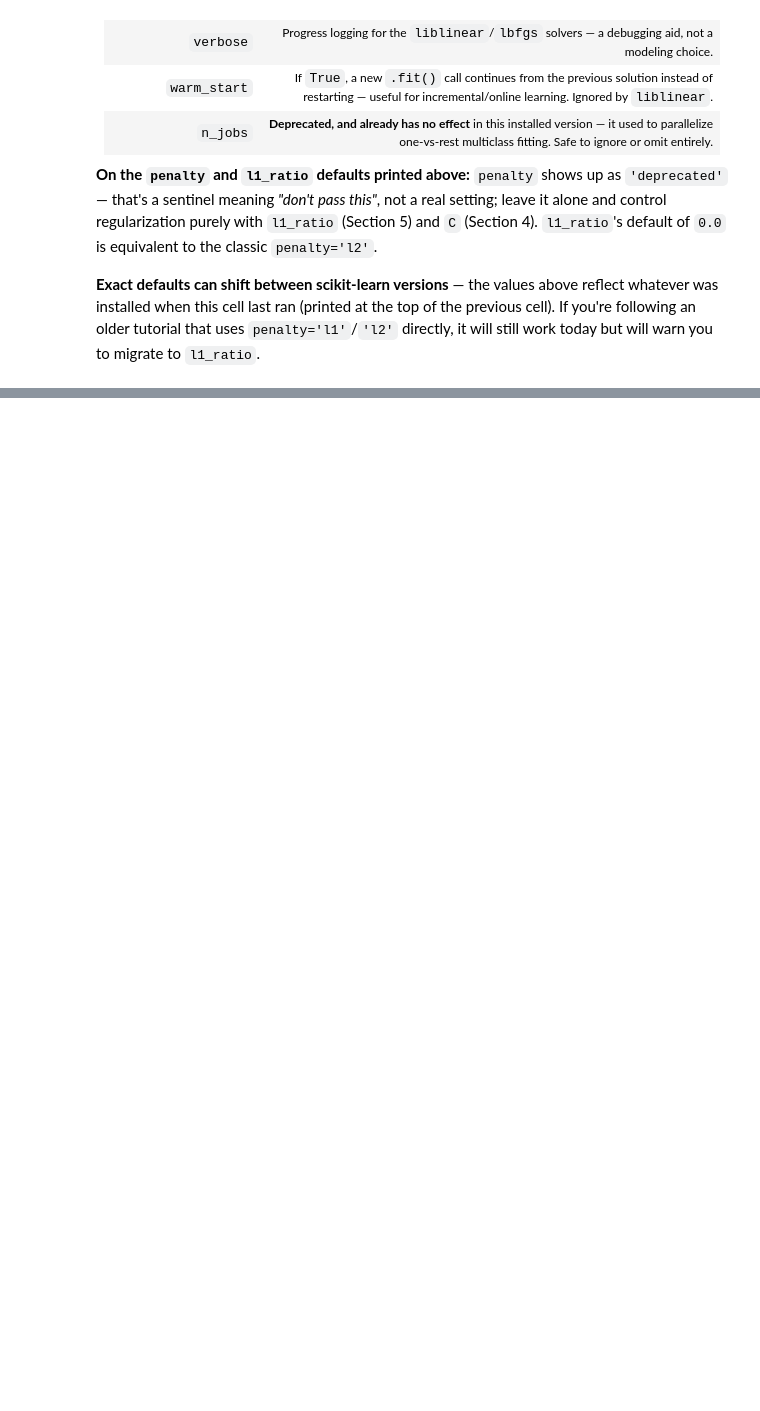
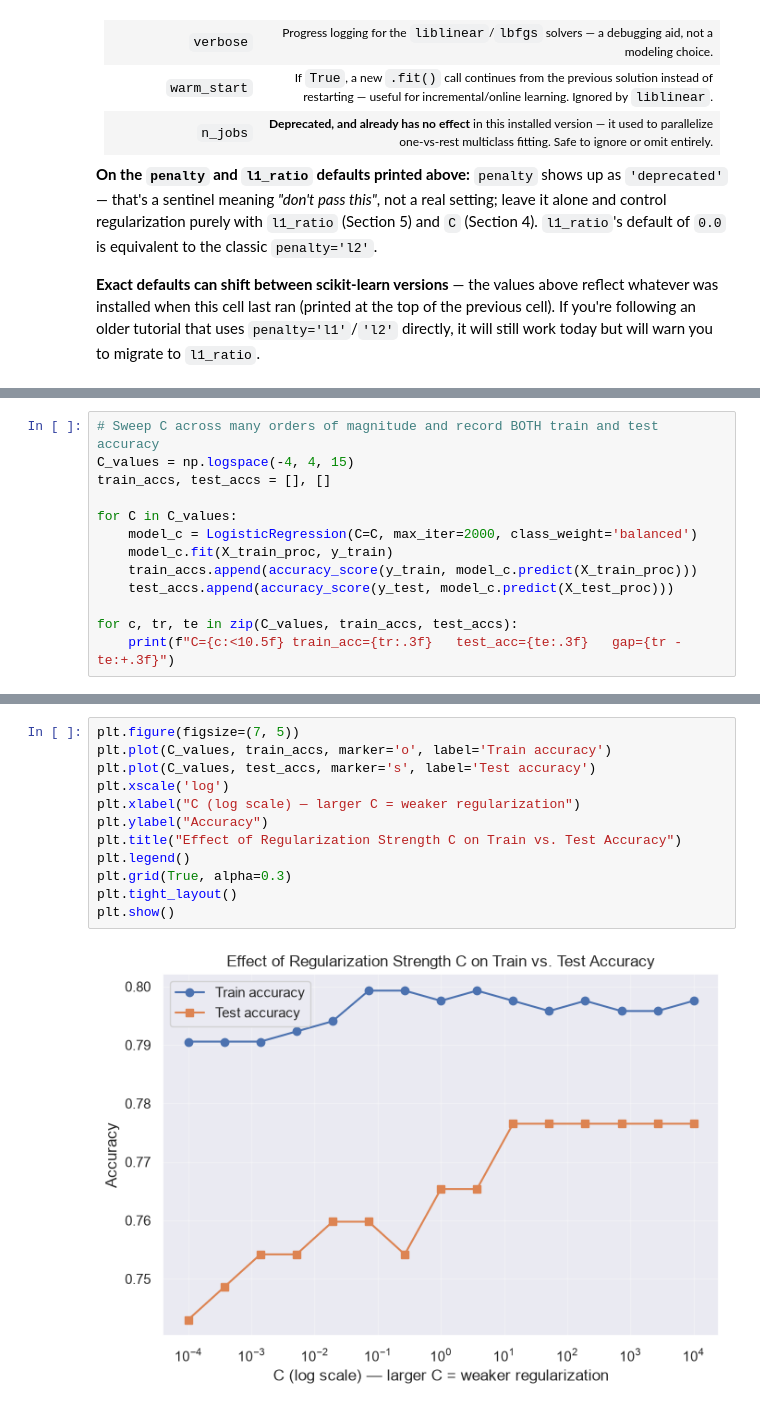
Before and after one commit to sadiaafsana138/Learning-Notes, a Jupyter notebook: ML_Learning-Notes/ML - Algorithm/Supervised/Logistic Regression (Classification)/Logistic_Regression_Complete.ipynb, the cells around one changed output, grey strips where cells are left out. Saved outputs shown, nothing was run; the diff lists cells and outputs as text; blank space fills up the shorter version.

```diff
--- a/ML_Learning-Notes/ML - Algorithm/Supervised/Logistic Regression -- Classification/Logistic_Regression_Complete.ipynb
+++ b/ML_Learning-Notes/ML - Algorithm/Supervised/Logistic Regression (Classification)/Logistic_Regression_Complete.ipynb
@@ -810,0 +987,13 @@ n_jobs               default = None
+# %%
+# Sweep C across many orders of magnitude and record BOTH train and test accuracy
+C_values = np.logspace(-4, 4, 15)
+train_accs, test_accs = [], []
+
+for C in C_values:
+    model_c = LogisticRegression(C=C, max_iter=2000, class_weight='balanced')
+    model_c.fit(X_train_proc, y_train)
+    train_accs.append(accuracy_score(y_train, model_c.predict(X_train_proc)))
+    test_accs.append(accuracy_score(y_test, model_c.predict(X_test_proc)))
+
+for c, tr, te in zip(C_values, train_accs, test_accs):
+    print(f"C={c:<10.5f} train_acc={tr:.3f}   test_acc={te:.3f}   gap={tr - te:+.3f}")
@@ -810,0 +1016,14 @@ n_jobs               default = None
+# %%
+plt.figure(figsize=(7, 5))
+plt.plot(C_values, train_accs, marker='o', label='Train accuracy')
+plt.plot(C_values, test_accs, marker='s', label='Test accuracy')
+plt.xscale('log')
+plt.xlabel("C (log scale) — larger C = weaker regularization")
+plt.ylabel("Accuracy")
+plt.title("Effect of Regularization Strength C on Train vs. Test Accuracy")
+plt.legend()
+plt.grid(True, alpha=0.3)
+plt.tight_layout()
+plt.show()
+# %% [output]
+[figure, added]
```
Also changed, not shown: parts of 21 cells of this notebook, 41 other files.
